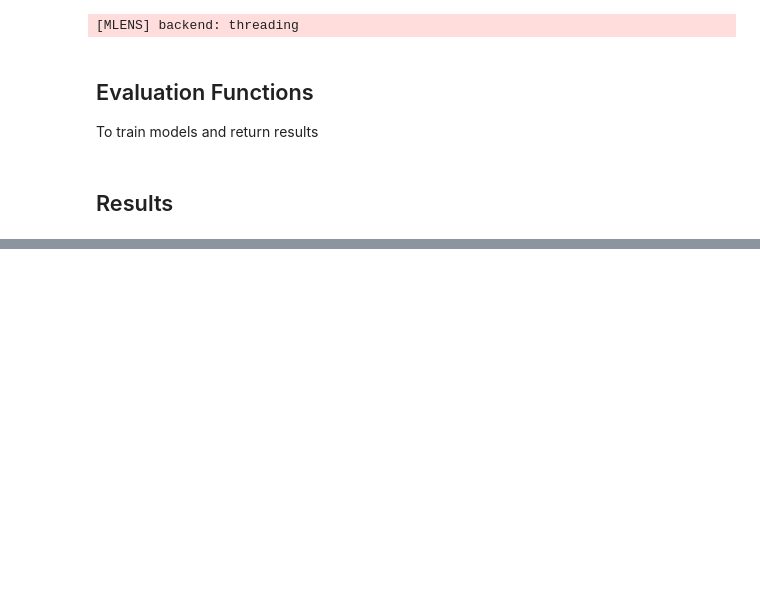
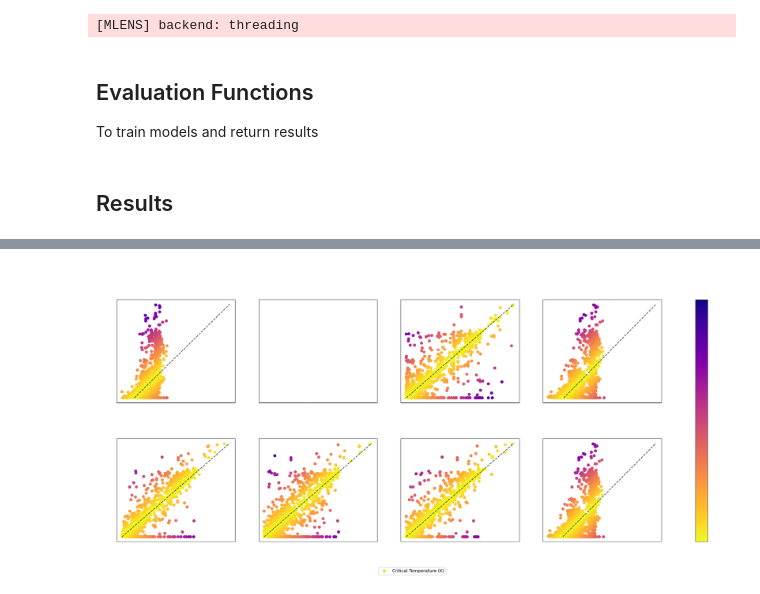
Before and after one commit to sylphrena0/classe, a Jupyter notebook: code/training_bulk.ipynb, the cells around one changed output, grey strips where cells are left out. Cells and saved outputs as stored; diff of their text form; code cells hidden in the pictures; blank space fills up the shorter version.

```diff
--- a/code/training_bulk.ipynb
+++ b/code/training_bulk.ipynb
@@ -148,13 +149,15 @@ TypeError: show() got an unexpected keyword argument 'bbox_inches'
 # %%
 models  =  [["Support Vector Machines", SVR, {'C':1, 'epsilon':10, 'gamma':'auto', 'kernel':'linear'}, 0, 0],
             ["Random Forest Regression", RandomForestRegressor, {}, 1, 0],
             # ["", , {}, 0, 1],
             ["KNeighbors Regression", KNeighborsRegressor, {'metric':'manhattan', 'n_jobs':-1, 'n_neighbors':5}, 1, 1],
             ["Decision Tree Regression", DecisionTreeRegressor, {'criterion':'poisson', 'max_features':0.5, 'random_state':43}, 0, 2],
             ["Extra Trees Regression", ExtraTreesRegressor, {}, 1, 2],
             ["Elastic Net Regression", ElasticNet, {'alpha':1e-05, 'l1_ratio':0.0}, 0, 3],
             ["Bayesian Regression", BayesianRidge, {}, 1, 3]]
-evaluate(models, "Prediction vs. Actual Value (CV) - Optimized")
+evaluate(models, title="Prediction vs. Actual Value (CV) - Optimized", filename="results_optimized.png")
+# %% [output]
+[figure, added]
 # %%
 # create a list of base-models for superlearner
 def get_models():
```
Also changed, not shown: parts of 2 cells of this notebook, 3 other files.
